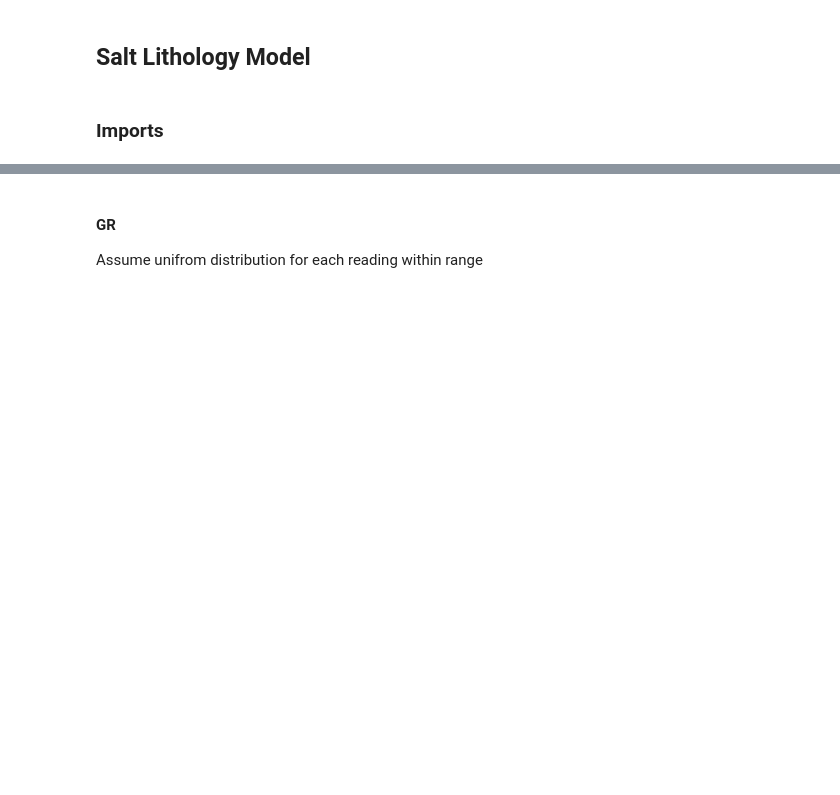
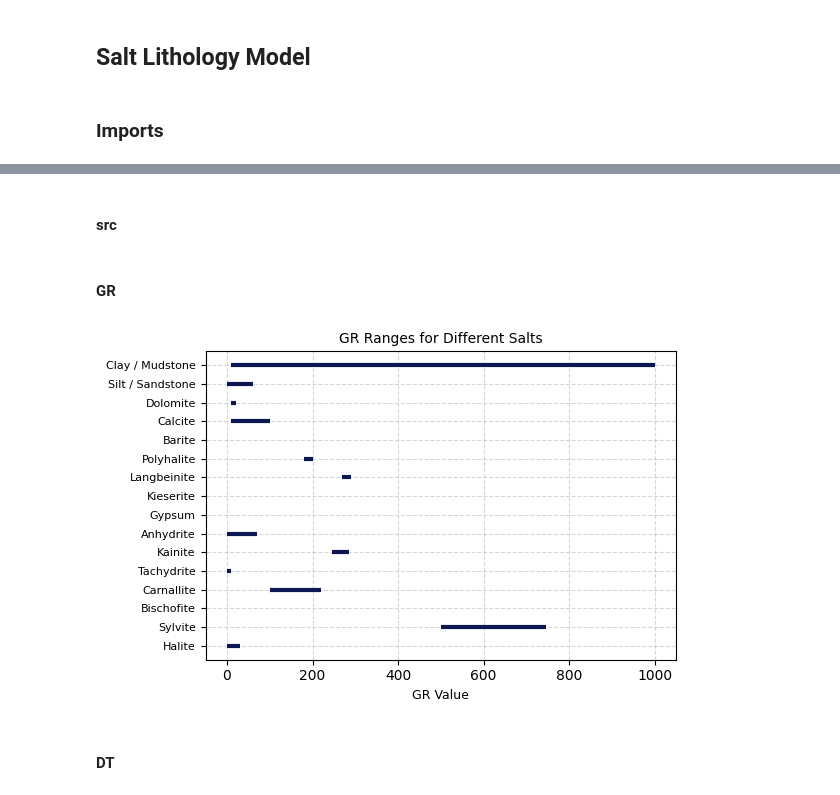
Before and after one commit to HarrisEdlmannQR/salt-lithology-model, a Jupyter notebook: model.ipynb, the cells around one changed output, grey strips where cells are left out. Cells and saved outputs as stored; diff of their text form; code cells hidden in the pictures; blank space fills up the shorter version.

```diff
--- a/model.ipynb
+++ b/model.ipynb
@@ -15,0 +61,38 @@ Additionally, define distribution and weighings for individual salts.
+# %% [markdown]
+#### src
+# %%
+class RangePlotter:
+    def __init__(self, measurement: str, ranges: dict):
+        self.ranges = ranges
+        self.measurement = measurement
+
+    def plot_ranges(self):
+        # Prepare data
+        salts = []
+        mins = []
+        maxs = []
+
+        for salt, range_ in self.ranges.items():
+            if range_["min"] is not None and range_["max"] is not None:
+                salts.append(salt)
+                mins.append(range_["min"])
+                maxs.append(range_["max"])
+
+        # Smaller figure: reduce figsize and/or DPI
+        fig, ax = plt.subplots(figsize=(6, 4), dpi=100)
+
+        # Plot horizontal lines for each salt's range with thicker lines and no markers
+        for i, (min_val, max_val) in enumerate(zip(mins, maxs)):
+            ax.hlines(y=i, xmin=min_val, xmax=max_val, linewidth=3, color='#0b1854')
+
+        # Tidy appearance with smaller fonts
+        ax.set_yticks(list(range(len(salts))))
+        ax.set_yticklabels(salts, fontsize=8)
+        ax.set_xlabel(f"{self.measurement} Value", fontsize=9)
+        ax.set_title(f"{self.measurement} Ranges for Different Salts", fontsize=10)
+        ax.grid(True, linestyle='--', alpha=0.5)
+
+        plt.tight_layout()
+        # Optional: save smaller image to file
+        # plt.savefig('gr_ranges_small.png', dpi=150, bbox_inches='tight', pad_inches=0.1)
+        plt.show()
@@ -16,7 +199,5 @@ Additionally, define distribution and weighings for individual salts.
 # %% [markdown]
 #### GR
-
-Assume unifrom distribution for each reading within range
 # %%
 GR_RANGES = {
     "Halite": {"min": 0, "max": 30},
@@ -36,3 +217,8 @@ GR_RANGES = {
     "Silt / Sandstone": {"min": 0, "max": 60},
     "Clay / Mudstone": {"min": 10, "max": 1000},
 }
+# %%
+gr_ranges = RangePlotter("GR", GR_RANGES)
+gr_ranges.plot_ranges()
+# %% [output]
+[figure, added]
@@ -38,0 +233,2 @@ GR_RANGES = {
+# %% [markdown]
+#### DT
```
Also changed, not shown: parts of 36 cells of this notebook.
